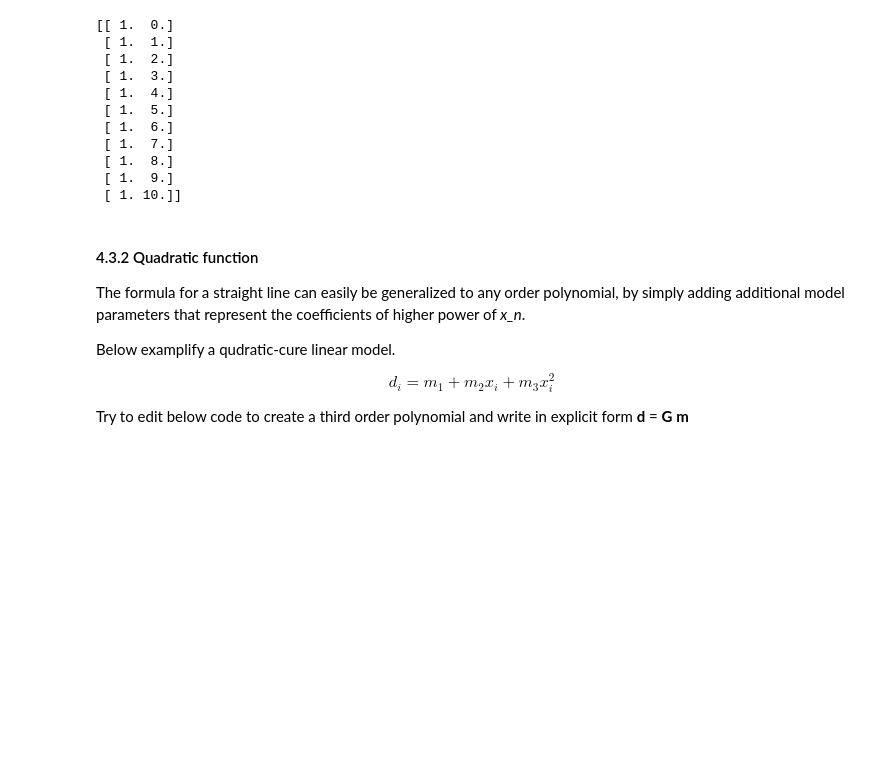
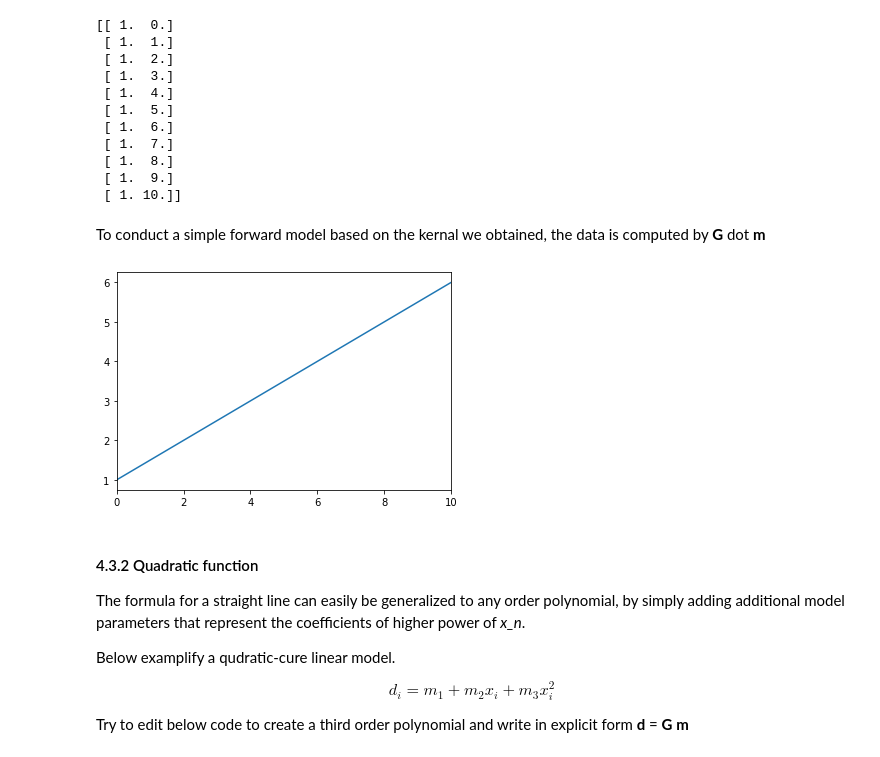
Before and after one commit to zijinping/ESSC5602, a Jupyter notebook: ESSC5602/Archive/eda_python/eda_04.ipynb, the cells around one changed output. Cells and saved outputs as stored; diff of their text form; code cells hidden in the pictures; blank space fills up the shorter version.

```diff
--- a/ESSC5602/Archive/eda_python/eda_04.ipynb
+++ b/ESSC5602/Archive/eda_python/eda_04.ipynb
@@ -152,6 +144,20 @@ print(G);
  [ 1.  8.]
  [ 1.  9.]
  [ 1. 10.]]
+# %% [markdown]
+To conduct a simple forward model based on the kernal we obtained, the data is computed by **G** dot **m**
+# %%
+# Assume the straight line intercept at 1 and have a slope of 0.5
+
+m = np.array([1, 0.5])
+d = G.dot(m)
+
+plt.figure()
+plt.plot(x, d)
+plt.xlim(min(x), max(x))
+plt.show()
+# %% [output]
+[figure, added]
 # %% [markdown]
 #### 4.3.2 Quadratic function
 
```
Also changed, not shown: parts of 4 cells of this notebook.
